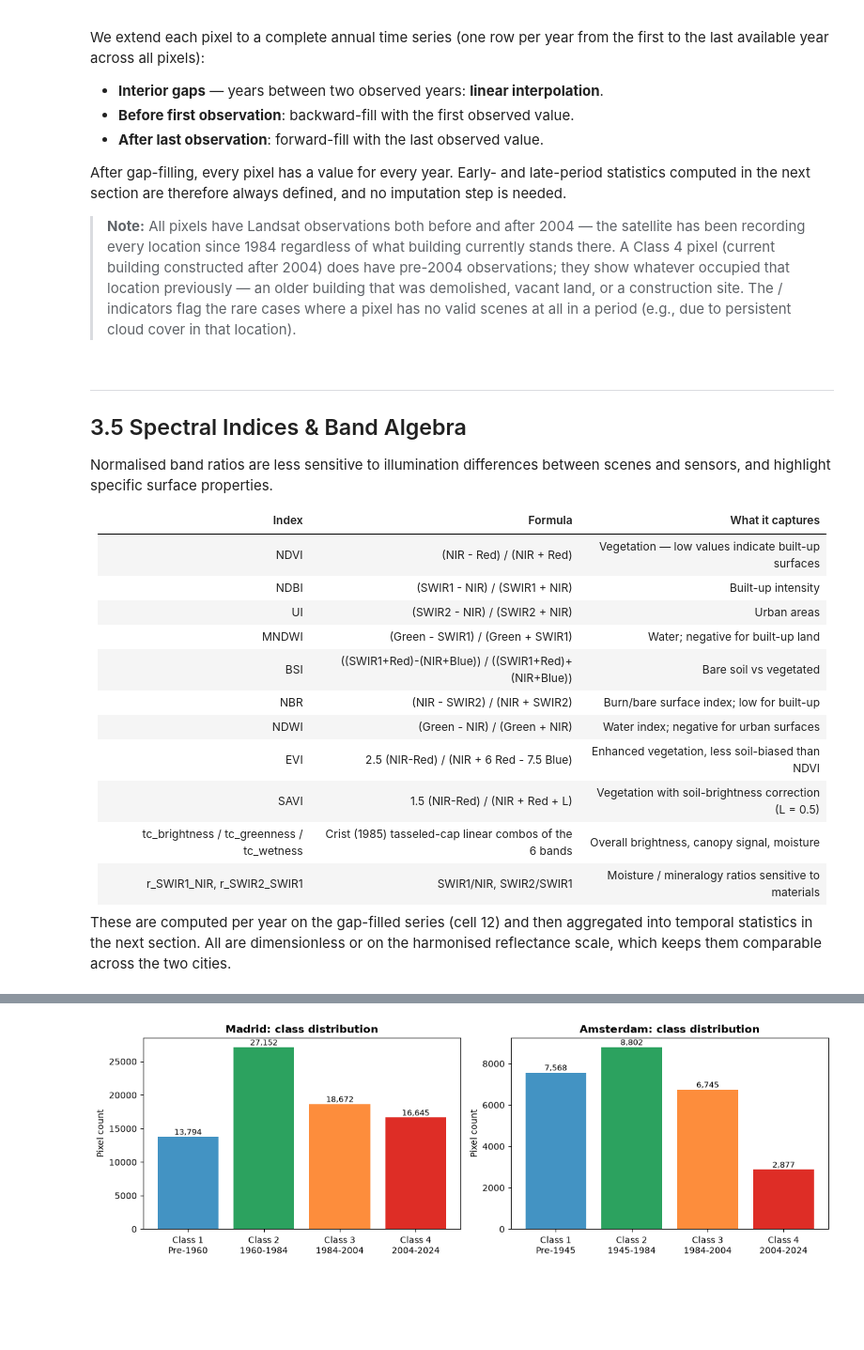
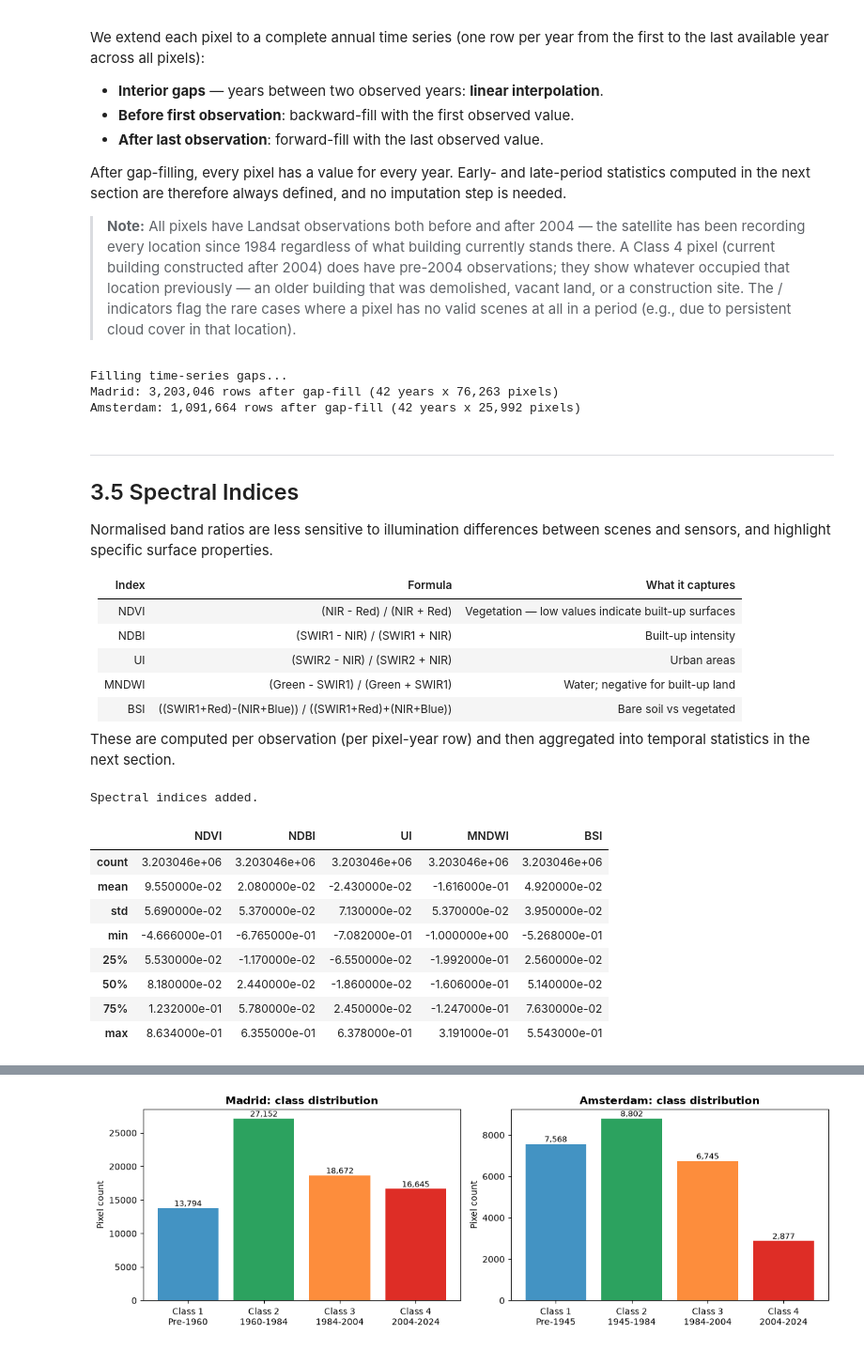
Before and after one commit to franciswairagu/building-age-classification-transfer-learning, a Jupyter notebook: 3-Preprocessing (DSRH2026).ipynb, the cells around one changed output, grey strips where cells are left out. Shown at 94% size. Saved outputs shown, nothing was run; the diff lists cells and outputs as text; code cells hidden in the pictures; blank space fills up the shorter version.

```diff
--- a/3-Preprocessing (DSRH2026).ipynb
+++ b/3-Preprocessing (DSRH2026).ipynb
@@ -34,10 +34,7 @@ from sklearn.preprocessing import StandardScaler
 
 # ── Constants ─────────────────────────────────────────────────────────────────
 BASE_BANDS   = ['Blue', 'Green', 'Red', 'NIR', 'SWIR1', 'SWIR2']
-INDEX_COLS   = ['NDVI', 'NDBI', 'UI', 'MNDWI', 'BSI',          # original five
-                'NBR', 'NDWI', 'EVI', 'SAVI',                   # additional indices
-                'tc_brightness', 'tc_greenness', 'tc_wetness',  # tasseled-cap-like
-                'r_SWIR1_NIR', 'r_SWIR2_SWIR1']                 # simple band ratios
+INDEX_COLS   = ['NDVI', 'NDBI', 'UI', 'MNDWI', 'BSI']
 BLUE_MAX     = 15_000   # atmospheric outlier threshold — see Notebook 2
 
 CLASS_EVENTS = {'Amsterdam': 1945, 'Madrid': 1960}
@@ -236,8 +242,7 @@ def fill_time_series_gaps(flat):
     all_years = list(range(year_min, year_max + 1))
 
     # Build complete (pixel x year) grid, inheriting constant per-pixel metadata
-    pixels = flat[PID + ['city', 'coverage', 'row', 'col',
-                         'weighted_mean_year', 'age_class']].drop_duplicates(PID)
+    pixels = flat[PID + ['city', 'weighted_mean_year', 'age_class']].drop_duplicates(PID)
     grid   = pixels.assign(_k=1).merge(
         pd.DataFrame({'year': all_years, '_k': 1}), on='_k'
     ).drop('_k', axis=1)
@@ -263,10 +268,14 @@ for name, flat in [('Madrid', flat_madrid), ('Amsterdam', flat_amsterdam)]:
     n_pix = flat.groupby(PID).ngroups
     print(f'{name}: {len(flat):,} rows after gap-fill '
           f'({flat["year"].nunique()} years x {n_pix:,} pixels)')
+# %% [output]
+Filling time-series gaps...
+Madrid: 3,203,046 rows after gap-fill (42 years x 76,263 pixels)
+Amsterdam: 1,091,664 rows after gap-fill (42 years x 25,992 pixels)
 # %% [markdown]
 ---
 
-## 3.5 Spectral Indices & Band Algebra
+## 3.5 Spectral Indices
 
 Normalised band ratios are less sensitive to illumination differences between scenes and
 sensors, and highlight specific surface properties.
@@ -278,51 +287,38 @@ sensors, and highlight specific surface properties.
 | UI | (SWIR2 - NIR) / (SWIR2 + NIR) | Urban areas |
 | MNDWI | (Green - SWIR1) / (Green + SWIR1) | Water; negative for built-up land |
 | BSI | ((SWIR1+Red)-(NIR+Blue)) / ((SWIR1+Red)+(NIR+Blue)) | Bare soil vs vegetated |
-| NBR | (NIR - SWIR2) / (NIR + SWIR2) | Burn/bare surface index; low for built-up |
-| NDWI | (Green - NIR) / (Green + NIR) | Water index; negative for urban surfaces |
-| EVI | 2.5 (NIR-Red) / (NIR + 6 Red - 7.5 Blue) | Enhanced vegetation, less soil-biased than NDVI |
-| SAVI | 1.5 (NIR-Red) / (NIR + Red + L) | Vegetation with soil-brightness correction (L = 0.5) |
-| tc_brightness / tc_greenness / tc_wetness | Crist (1985) tasseled-cap linear combos of the 6 bands | Overall brightness, canopy signal, moisture |
-| r_SWIR1_NIR, r_SWIR2_SWIR1 | SWIR1/NIR, SWIR2/SWIR1 | Moisture / mineralogy ratios sensitive to materials |
 
-These are computed per year on the gap-filled series (cell 12) and then aggregated into
-temporal statistics in the next section. All are dimensionless or on the harmonised
-reflectance scale, which keeps them comparable across the two cities.
+These are computed per observation (per pixel-year row) and then aggregated into temporal
+statistics in the next section.
 # %%
 def compute_spectral_indices(df):
     df = df.copy()
     B, G, R = df['Blue'], df['Green'], df['Red']
     N, S1, S2 = df['NIR'], df['SWIR1'], df['SWIR2']
     eps = 1e-6
-    # ── Original five ────────────────────────────────────────────────────────
     df['NDVI']  = (N - R)  / (N + R  + eps)
     df['NDBI']  = (S1 - N) / (S1 + N + eps)
     df['UI']    = (S2 - N) / (S2 + N + eps)
     df['MNDWI'] = (G - S1) / (G + S1 + eps)
     df['BSI']   = ((S1 + R) - (N + B)) / ((S1 + R) + (N + B) + eps)
-    # ── Additional indices ───────────────────────────────────────────────────
-    df['NBR']   = (N - S2) / (N + S2 + eps)
-    df['NDWI']  = (G - N)  / (G + N  + eps)
-    df['EVI']   = 2.5 * (N - R) / (N + 6.0 * R - 7.5 * B + eps)
-    # SAVI soil-adjustment constant L = 0.5 in reflectance units (= 5000 here)
-    df['SAVI']  = 1.5 * (N - R) / (N + R + 5_000.0 + eps)
-    # ── Tasseled-cap-like linear combinations (Crist 1985 TM coefficients) ───
-    df['tc_brightness'] = ( 0.3037 * B + 0.2793 * G + 0.4743 * R
-                          + 0.5585 * N + 0.5082 * S1 + 0.1863 * S2)
-    df['tc_greenness']  = (-0.2848 * B - 0.2435 * G - 0.5436 * R
-                          + 0.8469 * N + 0.3127 * S1 - 0.1805 * S2)
-    df['tc_wetness']    = ( 0.1509 * B + 0.1973 * G + 0.3279 * R
-                          + 0.3406 * N - 0.7112 * S1 - 0.4559 * S2)
-    # ── Simple band ratios ───────────────────────────────────────────────────
-    df['r_SWIR1_NIR']   = S1 / (N + eps)
-    df['r_SWIR2_SWIR1'] = S2 / (S1 + eps)
     return df
 
 flat_madrid    = compute_spectral_indices(flat_madrid)
 flat_amsterdam = compute_spectral_indices(flat_amsterdam)
 
-print(f'Spectral indices added: {len(INDEX_COLS)} total.')
+print('Spectral indices added.')
 flat_madrid[INDEX_COLS].describe().round(4)
+# %% [output]
+Spectral indices added.
+|  | NDVI | NDBI | UI | MNDWI | BSI |
+| count | 3.203046e+06 | 3.203046e+06 | 3.203046e+06 | 3.203046e+06 | 3.203046e+06 |
+| mean | 9.550000e-02 | 2.080000e-02 | -2.430000e-02 | -1.616000e-01 | 4.920000e-02 |
+| std | 5.690000e-02 | 5.370000e-02 | 7.130000e-02 | 5.370000e-02 | 3.950000e-02 |
+| min | -4.666000e-01 | -6.765000e-01 | -7.082000e-01 | -1.000000e+00 | -5.268000e-01 |
+| 25% | 5.530000e-02 | -1.170000e-02 | -6.550000e-02 | -1.992000e-01 | 2.560000e-02 |
+| 50% | 8.180000e-02 | 2.440000e-02 | -1.860000e-02 | -1.606000e-01 | 5.140000e-02 |
+| 75% | 1.232000e-01 | 5.780000e-02 | 2.450000e-02 | -1.247000e-01 | 7.630000e-02 |
+| max | 8.634000e-01 | 6.355000e-01 | 6.378000e-01 | 3.191000e-01 | 5.543000e-01 |
 # %% [markdown]
 ---
 
```
Also changed, not shown: parts of 10 cells of this notebook, 3 other files.
